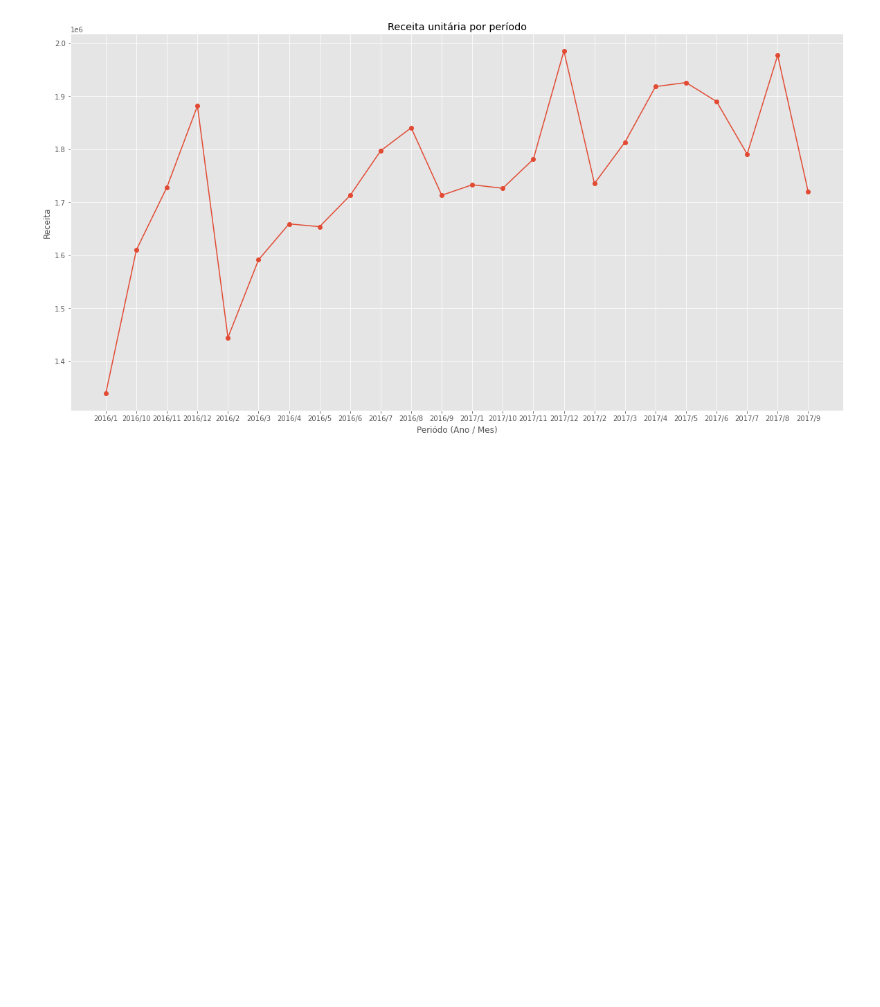
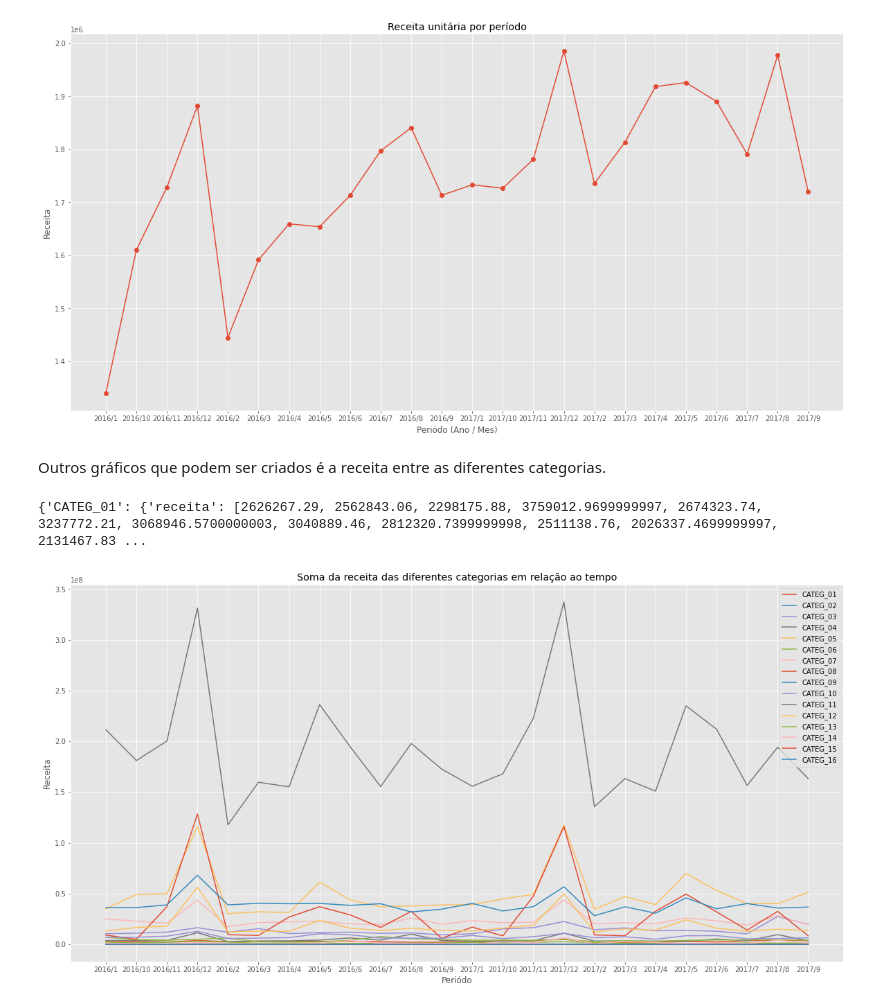
Before and after one commit to MetlHedd/cm-bigdata, a Jupyter notebook: Notebook-fla.ipynb, the cells around one changed output. Drawn from its saved outputs; the diff is of its cells as text; code cells hidden in the pictures; blank space fills up the shorter version.

Commit message:
Even more plots

```diff
--- a/Notebook-fla.ipynb
+++ b/Notebook-fla.ipynb
@@ -317,3 +317,5 @@ plt.ylabel("Receita")
 plt.show()
 # %% [output]
 [figure]
+# %% [markdown]
+Outros gráficos que podem ser criados é a receita entre as diferentes categorias.
@@ -319,0 +361,4 @@ plt.show()
+# %%
+print(receita_cats_periodo)
+# %% [output]
+{'CATEG_01': {'receita': [2626267.29, 2562843.06, 2298175.88, 3759012.9699999997, 2674323.74, 3237772.21, 3068946.5700000003, 3040889.46, 2812320.7399999998, 2511138.76, 2026337.4699999997, 2131467.83 ...
@@ -319,0 +373,14 @@ plt.show()
+# %%
+plt.figure(figsize = (20, 10))
+
+for cat in receita_cats_periodo:
+    plt.plot(receita_periodo[0], receita_cats_periodo[cat]["receita"], label = cat)
+
+plt.legend()
+plt.title("Soma da receita das diferentes categorias em relação ao tempo")
+plt.xlabel("Periódo")
+plt.ylabel("Receita")
+
+plt.show()
+# %% [output]
+[figure, added]
```
Also changed, not shown: parts of 4 cells of this notebook.
